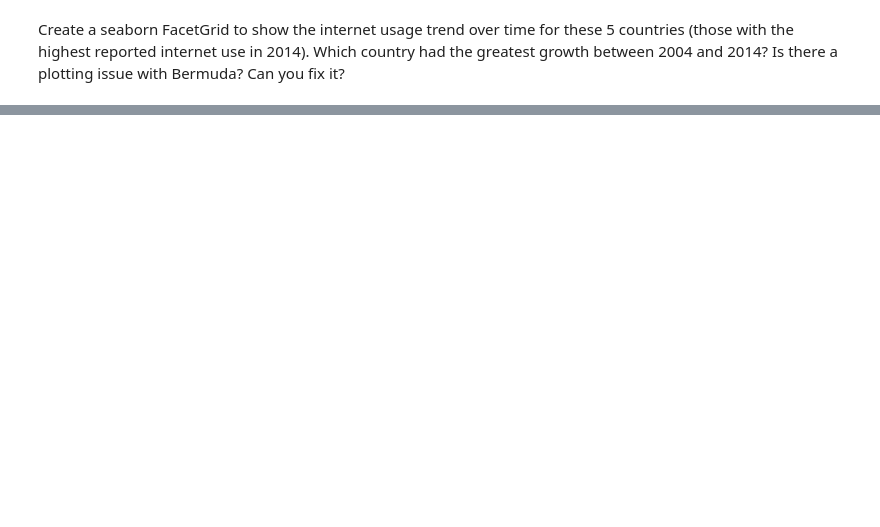
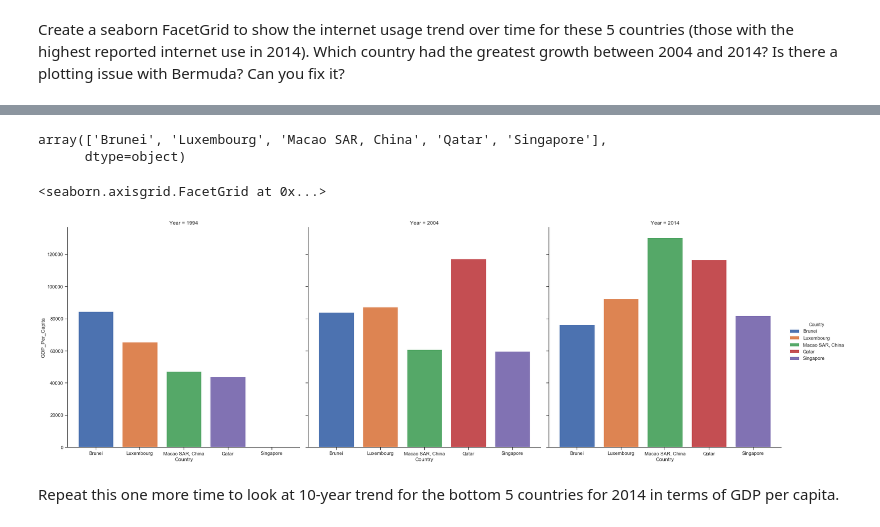
Before and after one commit to annrinTN/gdp-and-internet-usage-annrinTN, a Jupyter notebook: notebooks/GDP_and_Internet_data.ipynb, the cells around one changed output, grey strips where cells are left out. Cells and saved outputs as stored; diff of their text form; code cells hidden in the pictures; blank space fills up the shorter version.

```diff
--- a/notebooks/GDP_and_Internet_data.ipynb
+++ b/notebooks/GDP_and_Internet_data.ipynb
@@ -405,3 +435,3 @@ Repeat the steps above to look at the trend for the 5 countries with the lowest
 # %%
-gdp_internet_5_2014 = gdp_internet_2014.nlargest(5,"Internet_Users_Pct")
-gdp_internet_top5_2014
+gdp_top5_2014 = gdp_internet_2014.nlargest(5,"GDP_Per_Capita")
+gdp_top5_2014
@@ -407,0 +445,16 @@ gdp_internet_top5_2014
+# %%
+top_5_gdp = gdp_and_internet_use[(gdp_and_internet_use.Country.isin(gdp_top5_2014.Country))
+                             & (gdp_and_internet_use.Year.isin([1994, 2004, 2014])) ]
+top_5_gdp.Country.unique()
+# %% [output]
+array(['Brunei', 'Luxembourg', 'Macao SAR, China', 'Qatar', 'Singapore'],
+      dtype=object)
+# %%
+g10 =sns.FacetGrid(top_5_gdp, hue="Country", col_wrap=3, height=8, col="Year", legend_out=True)
+g10.map(plt.bar, "Country","GDP_Per_Capita")
+g10.add_legend(title="Country")
+# %% [output]
+<seaborn.axisgrid.FacetGrid at 0x...>
+[figure, added]
+# %% [markdown]
+Repeat this one more time to look at 10-year trend for the bottom 5 countries for 2014 in terms of GDP per capita.
```
Also changed, not shown: parts of 9 cells of this notebook.
